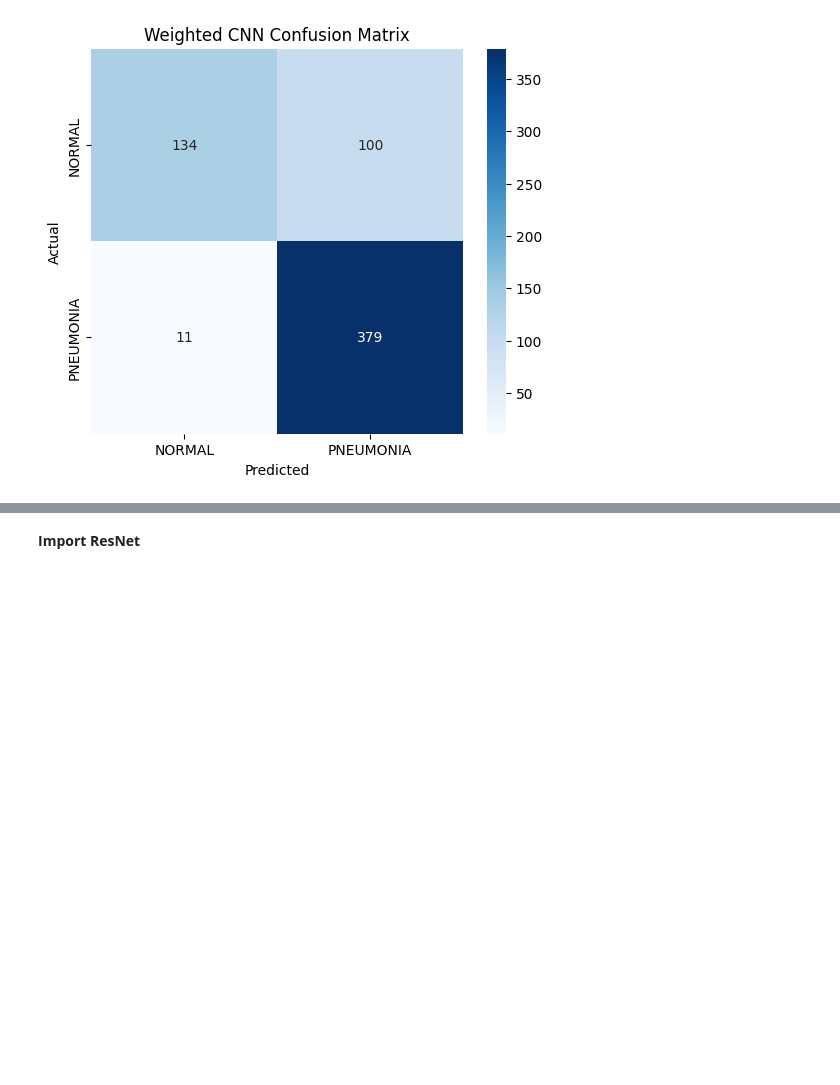
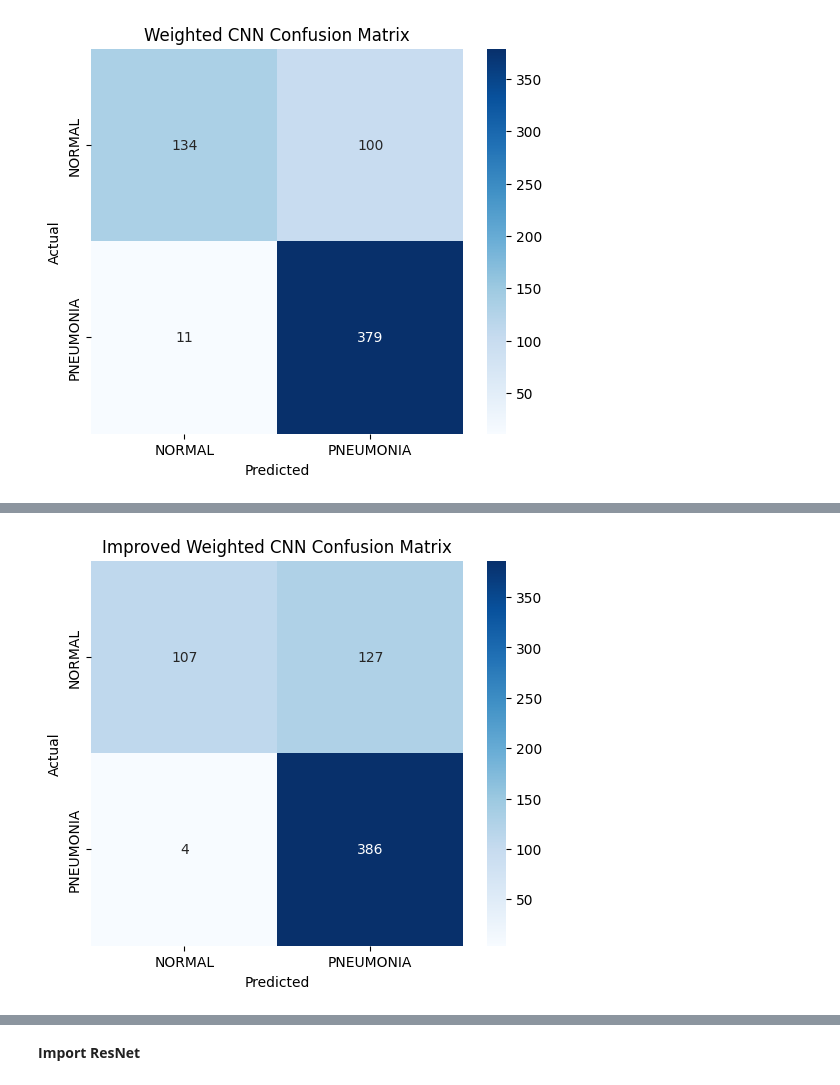
Before and after one commit to Shervinrtd/Chest_Xray, a Jupyter notebook: Chest_Xray.ipynb, the cells around one changed output, grey strips where cells are left out. Drawn from its saved outputs; the diff is of its cells as text; code cells hidden in the pictures; blank space fills up the shorter version.

```diff
--- a/Chest_Xray.ipynb
+++ b/Chest_Xray.ipynb
@@ -468,7 +602,7 @@ Early stopping triggered!
 # %% [markdown]
 **Load Best Model**
 # %%
-model.load_state_dict(torch.load("best_baseline_cnn.pth"))
+model.load_state_dict(torch.load("baseline_cnn.pth"))
 # %% [output]
 <All keys matched successfully>
 # %% [markdown]
@@ -585,7 +720,7 @@ Early stopping triggered!
 # %% [markdown]
 **Load Best Weighted CNN**
 # %%
-model.load_state_dict(torch.load("best_baseline_cnn.pth"))
+model.load_state_dict(torch.load("weighted_cnn.pth"))
 # %% [output]
 <All keys matched successfully>
 # %% [markdown]
@@ -653,0 +955,24 @@ plt.show()
+# %%
+import seaborn as sns
+import matplotlib.pyplot as plt
+
+cm = confusion_matrix(all_labels, all_preds)
+
+plt.figure(figsize=(6,5))
+
+sns.heatmap(
+    cm,
+    annot=True,
+    fmt='d',
+    cmap='Blues',
+    xticklabels=['NORMAL', 'PNEUMONIA'],
+    yticklabels=['NORMAL', 'PNEUMONIA']
+)
+
+plt.xlabel("Predicted")
+plt.ylabel("Actual")
+plt.title("Improved Weighted CNN Confusion Matrix")
+
+plt.show()
+# %% [output]
+[figure, added]
```
Also changed, not shown: parts of 87 cells of this notebook.
